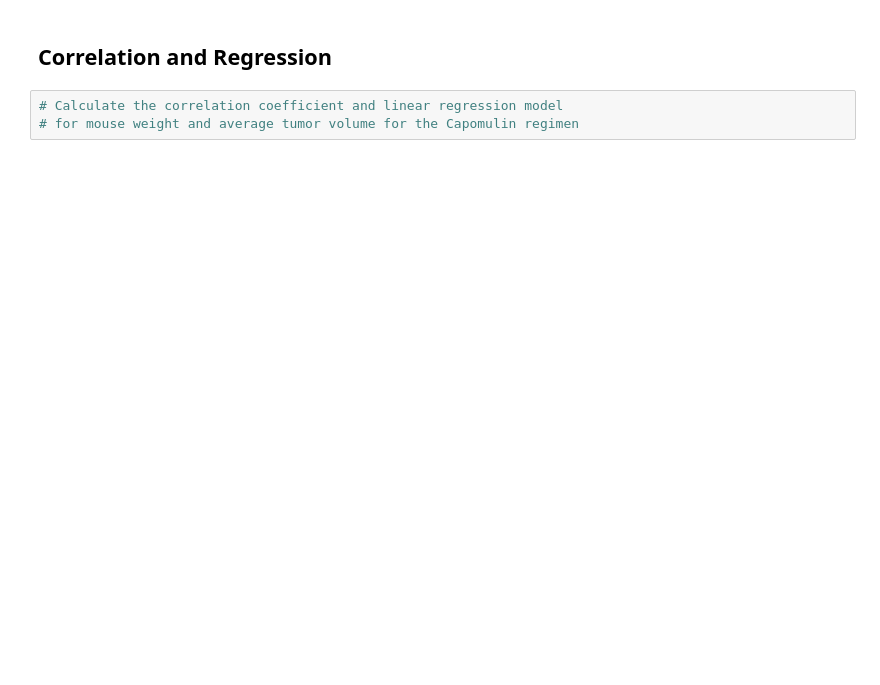
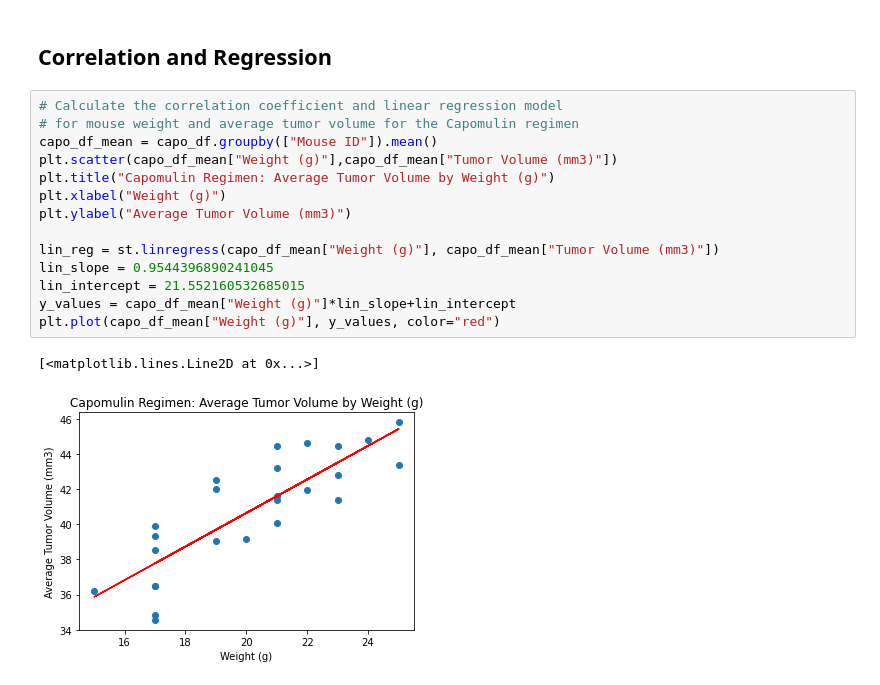
Before and after one commit to hauckc21/Matplotlib-challenge, a Jupyter notebook: Pymaceuticals/pymaceuticals.ipynb, the cells around one changed output. Saved outputs shown, nothing was run; the diff lists cells and outputs as text; blank space fills up the shorter version.

```diff
--- a/Pymaceuticals/pymaceuticals.ipynb
+++ b/Pymaceuticals/pymaceuticals.ipynb
@@ -224,5 +224,19 @@ Text(0, 0.5, 'Average Tumor Volume (mm3)')
 # %% [markdown]
 ## Correlation and Regression
-# %%
-# Calculate the correlation coefficient and linear regression model
-# for mouse weight and average tumor volume for the Capomulin regimen
+# %%
+# Calculate the correlation coefficient and linear regression model
+# for mouse weight and average tumor volume for the Capomulin regimen
+capo_df_mean = capo_df.groupby(["Mouse ID"]).mean()
+plt.scatter(capo_df_mean["Weight (g)"],capo_df_mean["Tumor Volume (mm3)"])
+plt.title("Capomulin Regimen: Average Tumor Volume by Weight (g)")
+plt.xlabel("Weight (g)")
+plt.ylabel("Average Tumor Volume (mm3)")
+
+lin_reg = st.linregress(capo_df_mean["Weight (g)"], capo_df_mean["Tumor Volume (mm3)"])
+lin_slope = 0.9544396890241045
+lin_intercept = 21.552160532685015
+y_values = capo_df_mean["Weight (g)"]*lin_slope+lin_intercept
+plt.plot(capo_df_mean["Weight (g)"], y_values, color="red")
+# %% [output]
+[<matplotlib.lines.Line2D at 0x...>]
+[figure, added]
```
Also changed, not shown: parts of 3 cells of this notebook.
